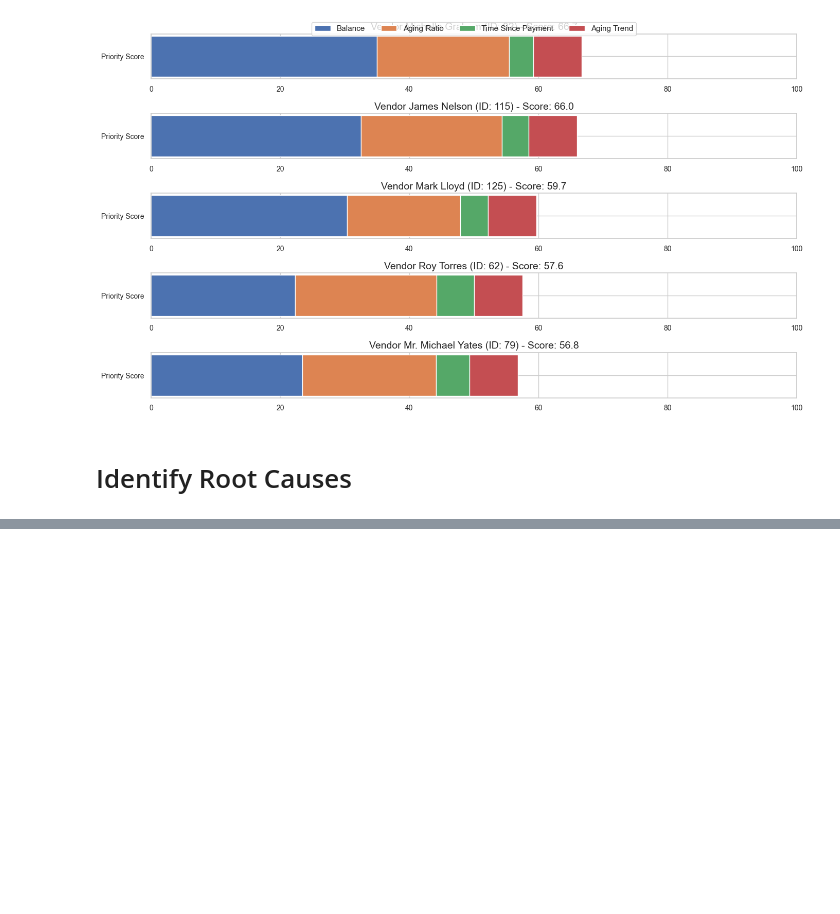
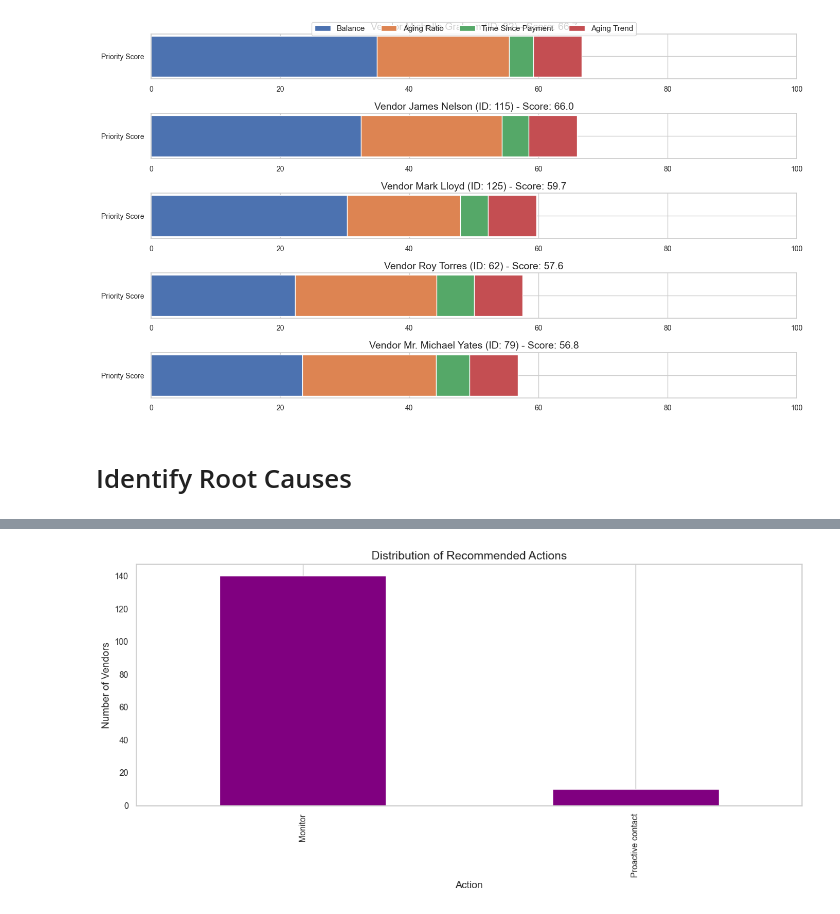
Before and after one commit to josephazar/FnO-DataScience, a Jupyter notebook: vendorAging/decision_support.ipynb, the cells around one changed output, grey strips where cells are left out. Cells and saved outputs as stored; diff of their text form; code cells hidden in the pictures; blank space fills up the shorter version.

```diff
--- a/vendorAging/decision_support.ipynb
+++ b/vendorAging/decision_support.ipynb
@@ -514,0 +701,14 @@ Key factors contributing to aging issues:
+# %%
+# Visualize action distribution
+action_counts = recommendations_df['Recommended_Action'].value_counts()
+
+plt.figure(figsize=(12, 6))
+action_counts.plot(kind='bar', color='purple')
+plt.title('Distribution of Recommended Actions')
+plt.xlabel('Action')
+plt.ylabel('Number of Vendors')
+plt.grid(axis='y')
+plt.tight_layout()
+plt.show()
+# %% [output]
+[figure, added]
```
Also changed, not shown: parts of 14 cells of this notebook, 1 other file.
